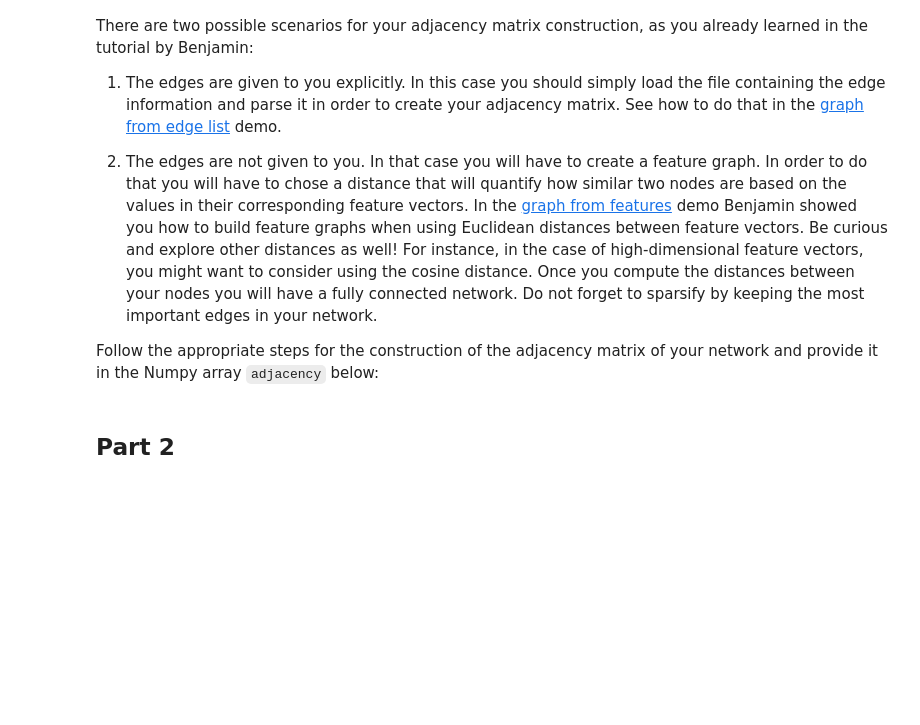
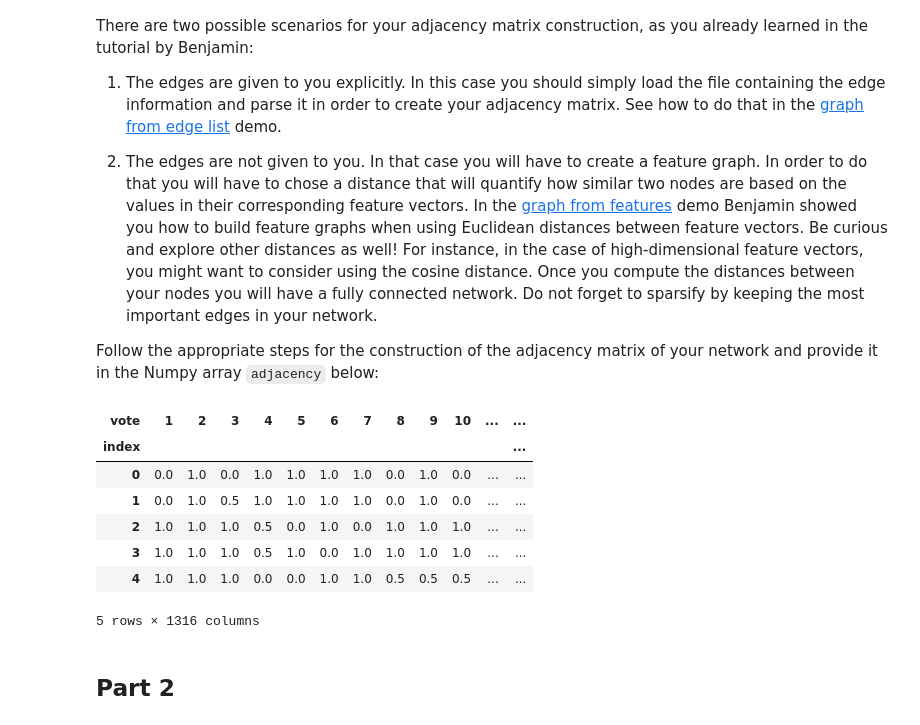
Before and after one commit to nikolaiorgland/conseil_national, a Jupyter notebook: visualization/1_network_properties.ipynb, the cells around one changed output. Saved outputs shown, nothing was run; the diff lists cells and outputs as text; code cells hidden in the pictures; blank space fills up the shorter version.

```diff
--- a/visualization/1_network_properties.ipynb
+++ b/visualization/1_network_properties.ipynb
@@ -157,0 +131,15 @@ print(adjacency)
+# %%
+featuresfill=features.fillna(0.5)
+featuresfill=featuresfill.reset_index(drop='true')
+featuresfill.index.names = ['index']
+featuresfill.columns.names = ['vote']
+featuresfill.head()
+# %% [output]
+| vote | 1 | 2 | 3 | 4 | 5 | 6 | 7 | 8 | 9 | 10 | ... | ... |
+| index |  |  |  |  |  |  |  |  |  |  |  | ... |
+| 0 | 0.0 | 1.0 | 0.0 | 1.0 | 1.0 | 1.0 | 1.0 | 0.0 | 1.0 | 0.0 | ... | ... |
+| 1 | 0.0 | 1.0 | 0.5 | 1.0 | 1.0 | 1.0 | 1.0 | 0.0 | 1.0 | 0.0 | ... | ... |
+| 2 | 1.0 | 1.0 | 1.0 | 0.5 | 0.0 | 1.0 | 0.0 | 1.0 | 1.0 | 1.0 | ... | ... |
+| 3 | 1.0 | 1.0 | 1.0 | 0.5 | 1.0 | 0.0 | 1.0 | 1.0 | 1.0 | 1.0 | ... | ... |
+| 4 | 1.0 | 1.0 | 1.0 | 0.0 | 0.0 | 1.0 | 1.0 | 0.5 | 0.5 | 0.5 | ... | ... |
+5 rows × 1316 columns
```
Also changed, not shown: parts of 10 cells of this notebook.
